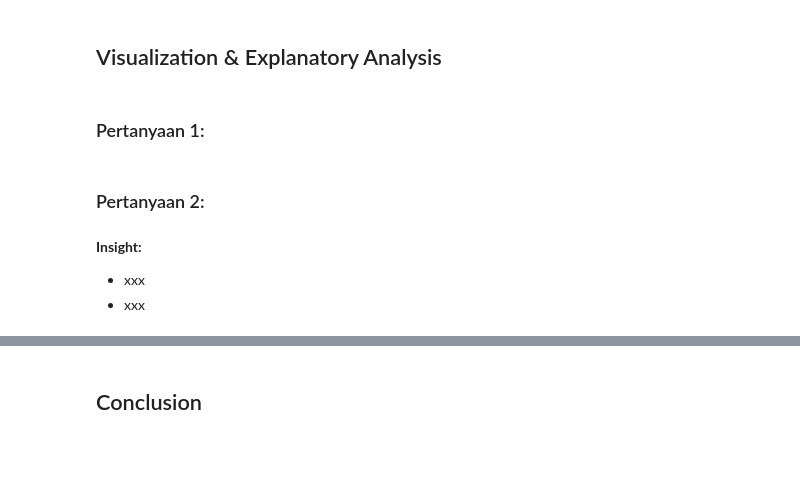
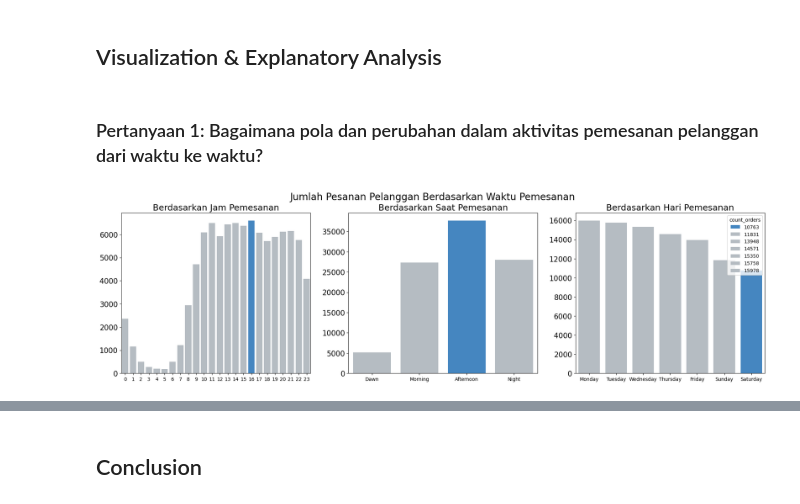
Before and after one commit to danendrafau/ecommerce-dataset, a Jupyter notebook: Proyek_Analisis_Data_ID_Camp_2024.ipynb, the cells around one changed output, grey strips where cells are left out. Cells and saved outputs as stored; diff of their text form; code cells hidden in the pictures; blank space fills up the shorter version.

```diff
--- a/Proyek_Analisis_Data_ID_Camp_2024.ipynb
+++ b/Proyek_Analisis_Data_ID_Camp_2024.ipynb
@@ -46,0 +535,3 @@ customers_df.head()
+# %%
+#Tambah kolom total_order_value (hasil jumlah kolom price dan freight_value)
+join_table_df.insert(15, "total_order_value", join_table_df.price + join_table_df.freight_value)
@@ -54,0 +695,5 @@ customers_df.head()
+# %%
+#Frekuensi order berdasarkan hari
+day_order_df = join_table_df.groupby('day_order', observed=False).order_id.nunique().reset_index().sort_values(by='order_id', ascending=False)
+day_order_df = day_order_df.rename(columns={'order_id':'count_orders'})
+day_order_df
@@ -55,10 +1014,59 @@ customers_df.head()
 # %% [markdown]
 ## Visualization & Explanatory Analysis
-# %% [markdown]
-### Pertanyaan 1:
-# %% [markdown]
-### Pertanyaan 2:
-# %% [markdown]
-**Insight:**
-- xxx
-- xxx
+# %%
+#Setting warna
+def set_custom_palette(series, max_color = '#3187d4', other_color = '#b3bcc4'):
+    max_value = series.max()
+    pal = []
+
+    for item in series:
+        if item == max_value:
+            pal.append(max_color)
+        else:
+            pal.append(other_color)
+    return pal
+# %% [markdown]
+### Pertanyaan 1: Bagaimana pola dan perubahan dalam aktivitas pemesanan pelanggan dari waktu ke waktu?
+# %%
+fig, ax = plt.subplots(nrows=1, ncols=3, figsize=(24, 6))
+
+colors = ["#3187d4", "#b3bcc4", "#b3bcc4", "#b3bcc4", "#b3bcc4", "#b3bcc4", "#b3bcc4"]
+
+sns.barplot(x="hour_order",
+            y="count_orders",
+            data= count_hour_order,
+            palette= set_custom_palette(count_hour_order.count_orders),
+            hue="hour_order",
+            legend=False,
+            ax=ax[0])
+ax[0].set_ylabel(None)
+ax[0].set_xlabel(None)
+ax[0].set_title("Berdasarkan Jam Pemesanan", loc="center", fontsize=18)
+ax[0].tick_params(axis ='y', labelsize=15)
+
+sns.barplot(x="daytime_order",
+            y="count_orders",
+            data= count_daytime_order,
+            hue="daytime_order",
+            palette= set_custom_palette(count_daytime_order.count_orders),
+            ax=ax[1])
+ax[1].set_ylabel(None)
+ax[1].set_xlabel(None)
+ax[1].set_title("Berdasarkan Saat Pemesanan", loc="center", fontsize=18)
+ax[1].tick_params(axis ='y', labelsize=15)
+
+sns.barplot(x="day_order",
+            y="count_orders",
+            data= day_order_df,
+            hue="count_orders",
+            palette=colors,
+            ax=ax[2])
+ax[2].set_ylabel(None)
+ax[2].set_xlabel(None)
+ax[2].set_title("Berdasarkan Hari Pemesanan", loc="center", fontsize=18)
+ax[2].tick_params(axis='y', labelsize=15)
+
+plt.suptitle("Jumlah Pesanan Pelanggan Berdasarkan Waktu Pemesanan", fontsize=20)
+plt.show()
+# %% [output]
+[figure, added]
```
Also changed, not shown: parts of 116 cells of this notebook.
